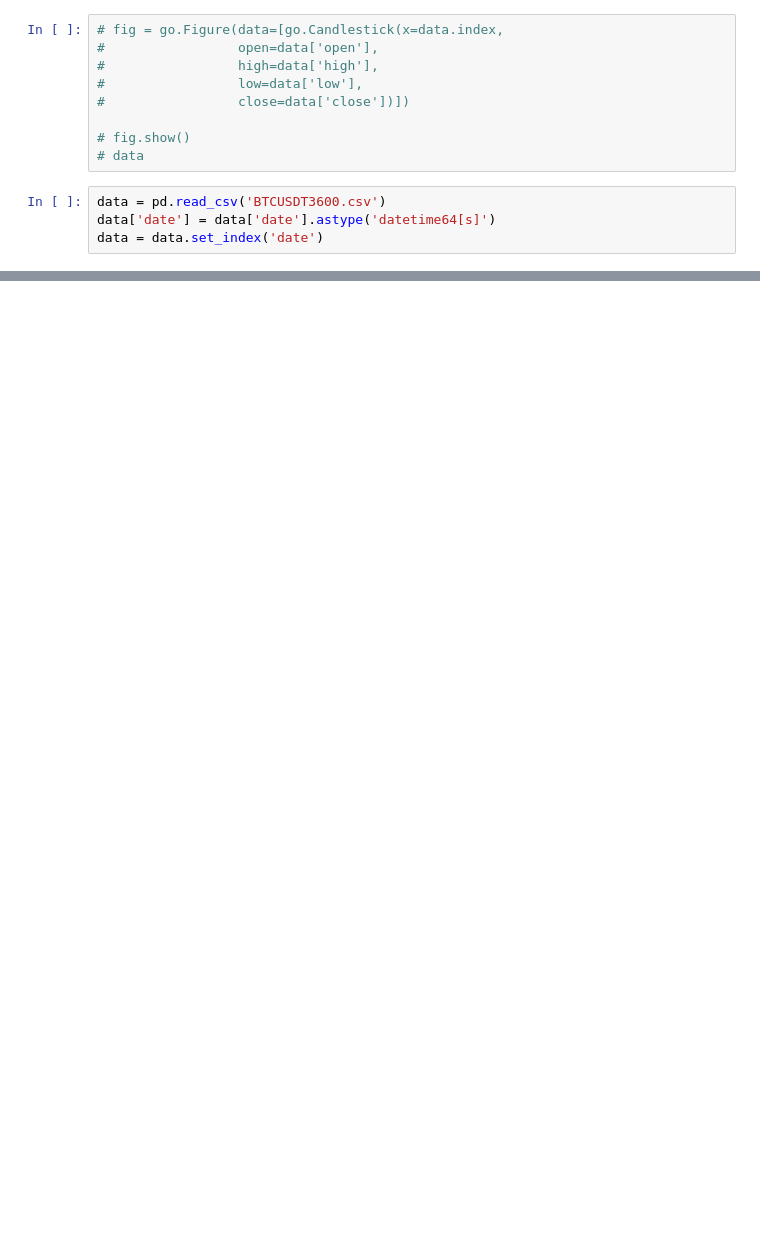
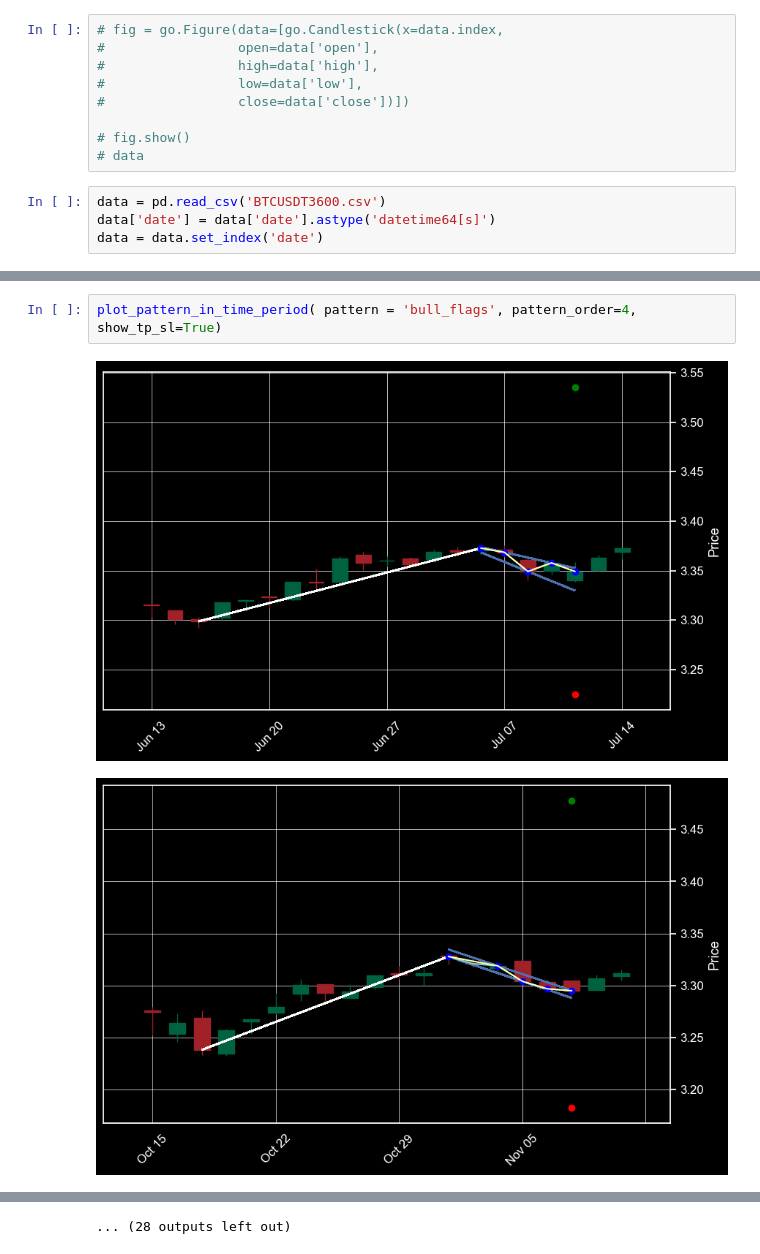
Before and after one commit to jibeieieiei/vectorbtpro-intern, a Jupyter notebook: TechnicalAnalysisAutomation/pattern.ipynb, the cells around one changed output, grey strips where cells are left out. Cells and saved outputs as stored; diff of their text form; blank space fills up the shorter version.

```diff
--- a/TechnicalAnalysisAutomation/pattern.ipynb
+++ b/TechnicalAnalysisAutomation/pattern.ipynb
@@ -334,0 +535,5 @@ data.iloc[409:]
+# %%
+plot_pattern_in_time_period( pattern = 'bull_flags', pattern_order=4, show_tp_sl=True)
+# %% [output]
+[figure, added]
+[figure, added]
@@ -334,0 +550 @@ data.iloc[409:]
+... (28 outputs left out)
```
Also changed, not shown: parts of 28 cells of this notebook, 3 other files.
